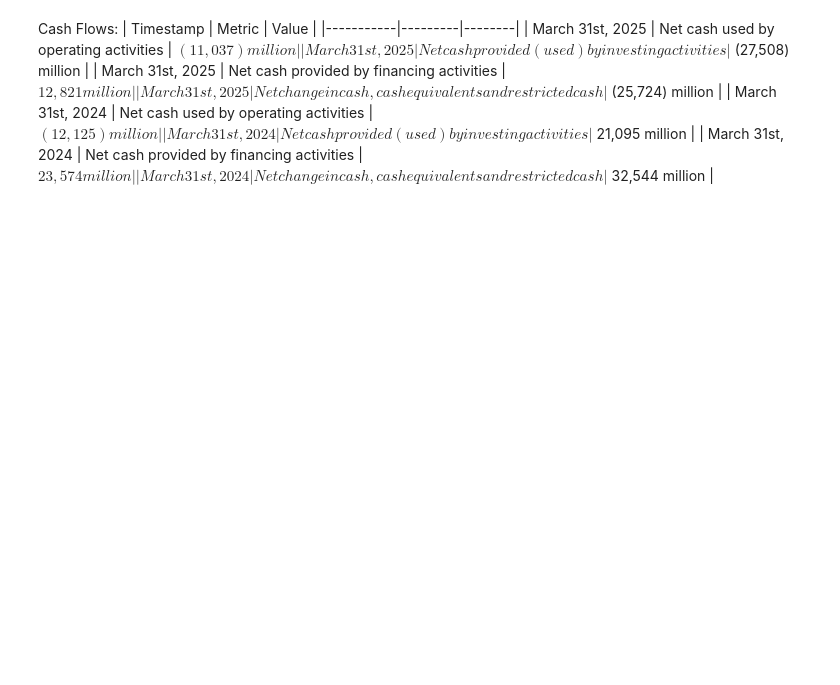
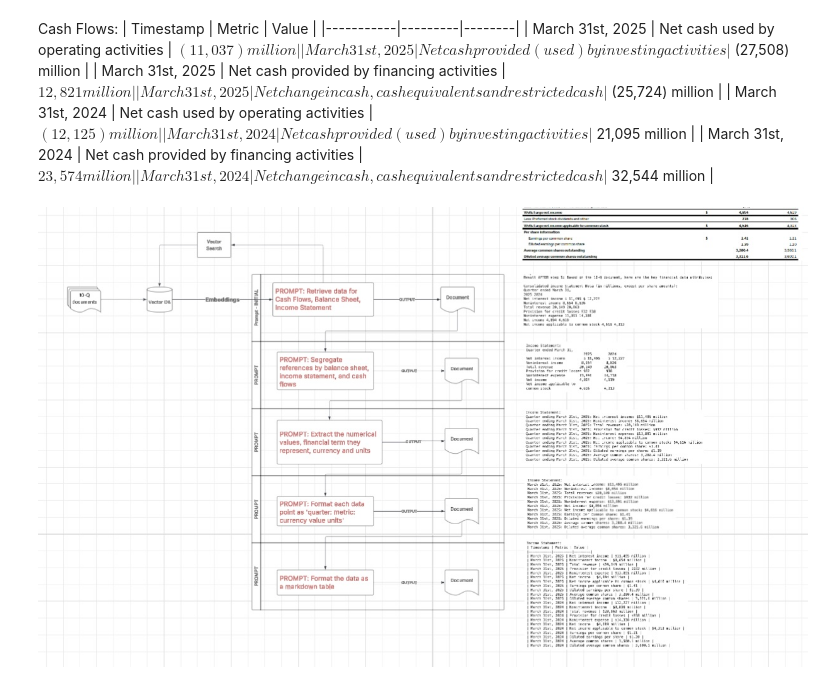
Before and after one commit to psharma1544/JupyterNotebooks, a Jupyter notebook: LLMs/agentic_workflow.ipynb, the cells around one changed output. Cells and saved outputs as stored; diff of their text form; code cells hidden in the pictures; blank space fills up the shorter version.

Commit message:
Add Lucid Chart

```diff
--- a/LLMs/agentic_workflow.ipynb
+++ b/LLMs/agentic_workflow.ipynb
@@ -336,3 +336,8 @@ Cash Flows:
 | March 31st, 2024 | Net cash provided (used) by investing activities | $21,095 million |
 | March 31st, 2024 | Net cash provided by financing activities | $23,574 million |
 | March 31st, 2024 | Net change in cash, cash equivalents and restricted cash | $32,544 million |
+# %%
+# Finally, here is the entire workflow as Lucid chart for interpretation:
+Image(filename='Lucid_AWflw.jpg')
+# %% [output]
+[figure, added]
```
